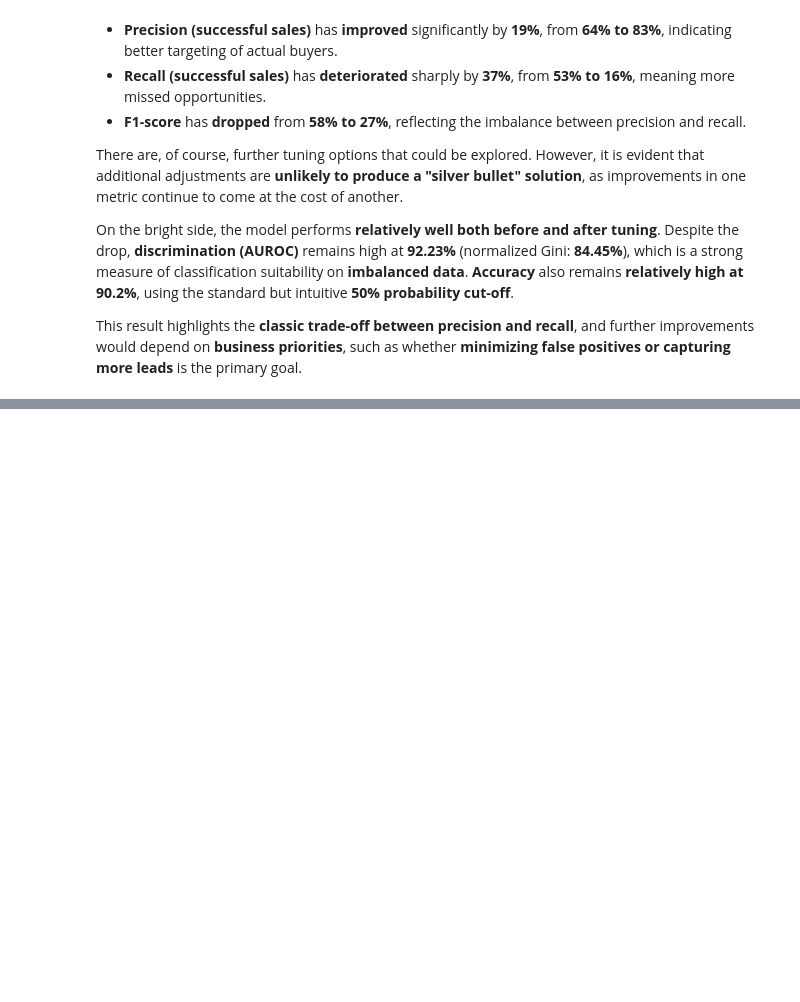
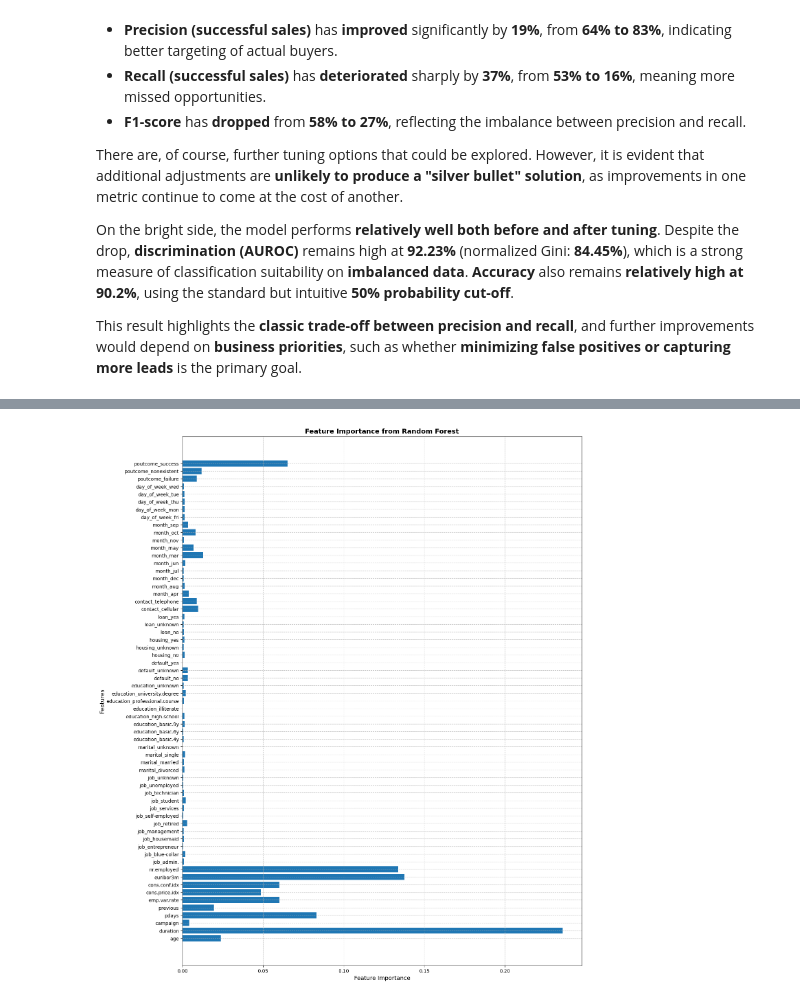
Before and after one commit to Yukitoshi12345/Bank-Marketing-Analysis, a Jupyter notebook: random_forest.ipynb, the cells around one changed output, grey strips where cells are left out. Cells and saved outputs as stored; diff of their text form; code cells hidden in the pictures; blank space fills up the shorter version.

Commit message:
complete random forest

```diff
--- a/random_forest.ipynb
+++ b/random_forest.ipynb
@@ -371,0 +389,24 @@ This result highlights the **classic trade-off between precision and recall**, a
+# %%
+# Increase figure width and height
+plt.figure(figsize=(15, 20))
+
+# Create the horizontal bar plot
+plt.barh(feature_list, rf_final.feature_importances_)
+
+# Adjust label font size
+plt.yticks(fontsize=10)
+
+# Add grid lines for clarity
+plt.grid(True, linestyle='--', alpha=0.7)
+
+# Add axis labels
+plt.xlabel('Feature Importance', fontsize=12)
+plt.ylabel('Features', fontsize=12)
+
+# Add a title
+plt.title('Feature Importance from Random Forest', fontsize=14, fontweight='bold')
+
+# Show the plot
+plt.show()
+# %% [output]
+[figure, added]
```
Also changed, not shown: parts of 2 cells of this notebook.
